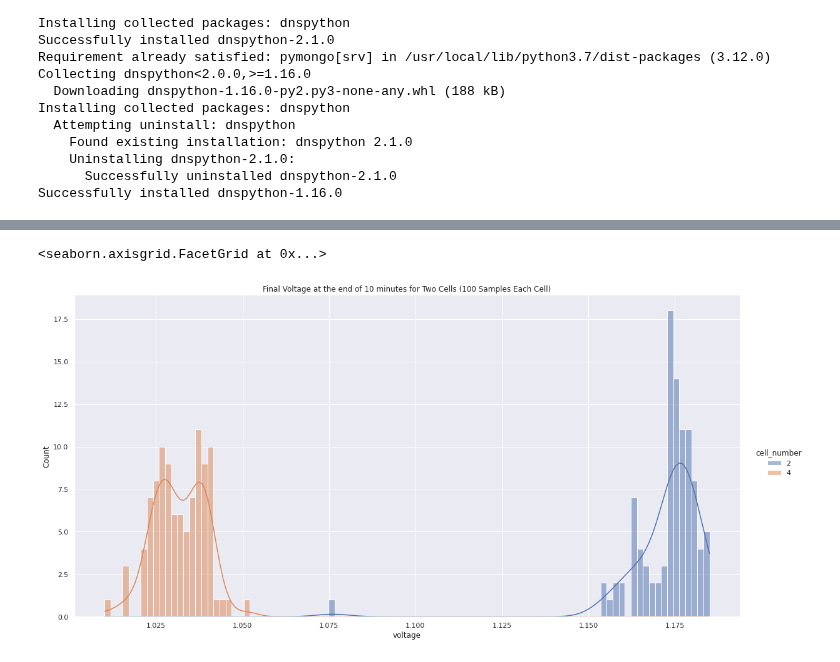
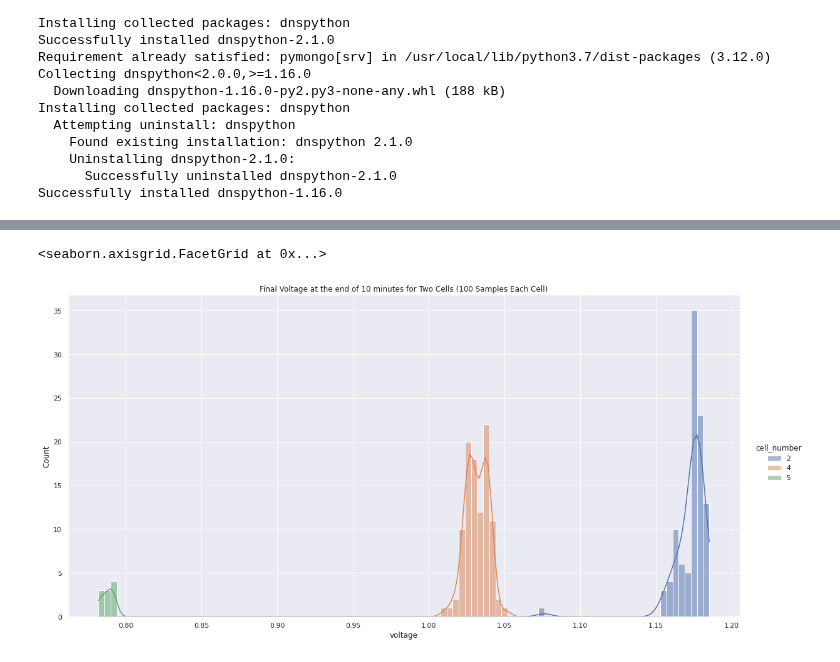
Before and after one commit to darkmatter2222/Nuclear-Battery, a Jupyter notebook: NuclearBatteryAnalysis .ipynb, the cells around one changed output, grey strips where cells are left out. Drawn from its saved outputs; the diff is of its cells as text; code cells hidden in the pictures.

```diff
--- a/NuclearBatteryAnalysis .ipynb
+++ b/NuclearBatteryAnalysis .ipynb
@@ -52,12 +49,23 @@ Text(0.5, 1.0, 'Cell Test Count')
 # %%
+def get_sample_count(df, max=100):
+  if len(df.index) >= max:
+    return df, max
+  else:
+    return df, len(df.index)
+
 sample_df = pd.DataFrame(columns=df.columns)
-sample_df = sample_df.append(df[(df['time']==600) & (df['cell_number']=="2")].sample(n=100, random_state=1))
-sample_df = sample_df.append(df[(df['time']==600) & (df['cell_number']=="4")].sample(n=100, random_state=1))
+
+working_df, sample_count = get_sample_count(df[(df['time']==600) & (df['cell_number']=="2")])
+sample_df = sample_df.append(working_df.sample(n=sample_count, random_state=1))
+working_df, sample_count = get_sample_count(df[(df['time']==600) & (df['cell_number']=="4")])
+sample_df = sample_df.append(working_df.sample(n=sample_count, random_state=1))
+working_df, sample_count = get_sample_count(df[(df['time']==600) & (df['cell_number']=="5")])
+sample_df = sample_df.append(working_df.sample(n=sample_count, random_state=1))
 
 sns.displot(sample_df[(sample_df['time']==600)].reset_index(), x='voltage', bins=100, hue='cell_number', kde=True, height=8, aspect=2).set(title='Final Voltage at the end of 10 minutes for Two Cells (100 Samples Each Cell)')
 # %% [output]
 <seaborn.axisgrid.FacetGrid at 0x...>
-[figure, old version]
+[figure, new version]
 # %%
 sample_run = df[df['cell_number']=="5"][['time_of_test', 'voltage', 'time']].sort_values(by='time', ascending=True).reset_index()
 plt.figure(figsize=(16,10))
```
Also changed, not shown: parts of 4 cells of this notebook.
